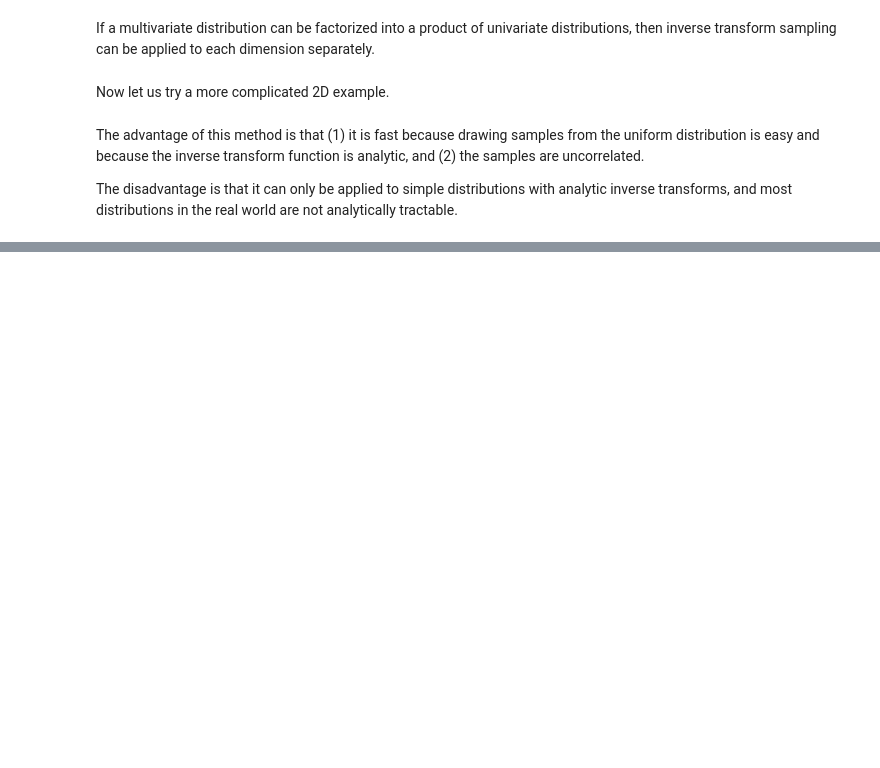
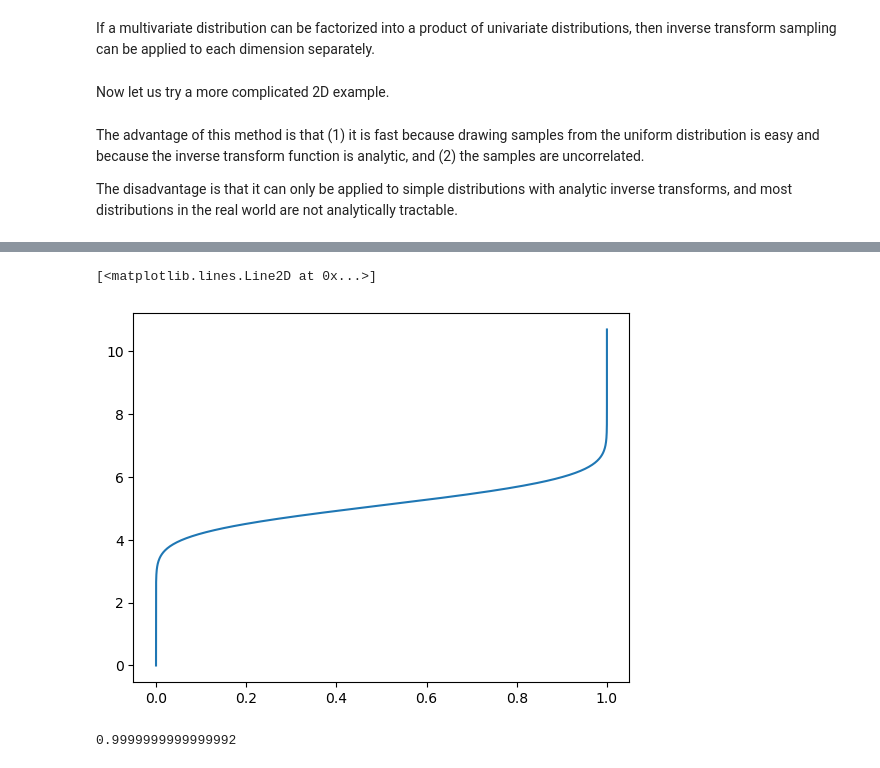
Before and after one commit to abhisrkckl/MCMC_Notes, a Jupyter notebook: 2 - Inverse transform sampling.ipynb, the cells around one changed output, grey strips where cells are left out. Saved outputs shown, nothing was run; the diff lists cells and outputs as text; code cells hidden in the pictures; blank space fills up the shorter version.

```diff
--- a/2 - Inverse transform sampling.ipynb
+++ b/2 - Inverse transform sampling.ipynb
@@ -103,0 +114,2 @@ The disadvantage is that it can only be applied to simple distributions with ana
+# %%
+C = 55.68327996831789
@@ -103,0 +156,16 @@ The disadvantage is that it can only be applied to simple distributions with ana
+# %%
+from scipy.special import erf
+
+def cdf_r(r):
+    C = 55.68327996831789
+    return (np.pi*(np.exp(-25) - np.exp(-(-5 + r)**2) + 5*np.sqrt(np.pi)*erf(5) - 5*np.sqrt(np.pi)*erf(5 - r)))/C
+# %%
+rs = np.linspace(0, 10.7, 500)
+plt.plot(cdf_r(rs), rs)
+# %% [output]
+[<matplotlib.lines.Line2D at 0x...>]
+[figure, added]
+# %%
+max(cdf_r(rs))
+# %% [output]
+0.9999999999999992
```
Also changed, not shown: parts of 10 cells of this notebook, 1 other file.
